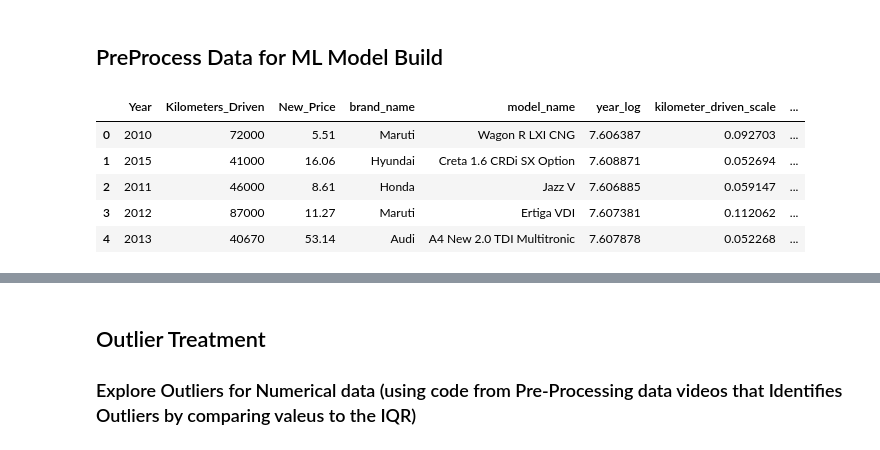
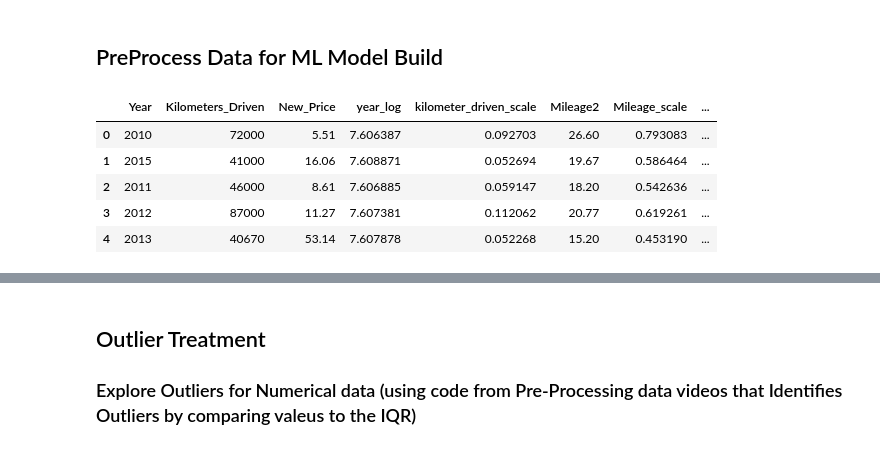
Before and after one commit to kwajpaige/UTAGL_SupervisedLearningLinear, a Jupyter notebook: PaigeSingleton_SupervisedLearningRegression_June2022.ipynb, the cells around one changed output, grey strips where cells are left out. Cells and saved outputs as stored; diff of their text form; code cells hidden in the pictures.

Commit message:
Linear Regression Model and Model result

```diff
--- a/PaigeSingleton_SupervisedLearningRegression_June2022.ipynb
+++ b/PaigeSingleton_SupervisedLearningRegression_June2022.ipynb
@@ -954,18 +961,18 @@ X = cars2.drop(["Price"], axis=1)
 # %%
 X = pd.get_dummies(
     X,
-    columns=X.select_dtypes(include=["category"]).columns.tolist(),
+    columns=X.select_dtypes(include=["category","object"]).columns.tolist(),
     drop_first=True,
 )
 
 X.head()
 # %% [output]
-|  | Year | Kilometers_Driven | New_Price | brand_name | model_name | year_log | kilometer_driven_scale | ... |
-| 0 | 2010 | 72000 | 5.51 | Maruti | Wagon R LXI CNG | 7.606387 | 0.092703 | ... |
-| 1 | 2015 | 41000 | 16.06 | Hyundai | Creta 1.6 CRDi SX Option | 7.608871 | 0.052694 | ... |
-| 2 | 2011 | 46000 | 8.61 | Honda | Jazz V | 7.606885 | 0.059147 | ... |
-| 3 | 2012 | 87000 | 11.27 | Maruti | Ertiga VDI | 7.607381 | 0.112062 | ... |
-| 4 | 2013 | 40670 | 53.14 | Audi | A4 New 2.0 TDI Multitronic | 7.607878 | 0.052268 | ... |
+|  | Year | Kilometers_Driven | New_Price | year_log | kilometer_driven_scale | Mileage2 | Mileage_scale | ... |
+| 0 | 2010 | 72000 | 5.51 | 7.606387 | 0.092703 | 26.60 | 0.793083 | ... |
+| 1 | 2015 | 41000 | 16.06 | 7.608871 | 0.052694 | 19.67 | 0.586464 | ... |
+| 2 | 2011 | 46000 | 8.61 | 7.606885 | 0.059147 | 18.20 | 0.542636 | ... |
+| 3 | 2012 | 87000 | 11.27 | 7.607381 | 0.112062 | 20.77 | 0.619261 | ... |
+| 4 | 2013 | 40670 | 53.14 | 7.607878 | 0.052268 | 15.20 | 0.453190 | ... |
 # %%
 X.info()
 # %% [output]
```
Also changed, not shown: parts of 16 cells of this notebook.
